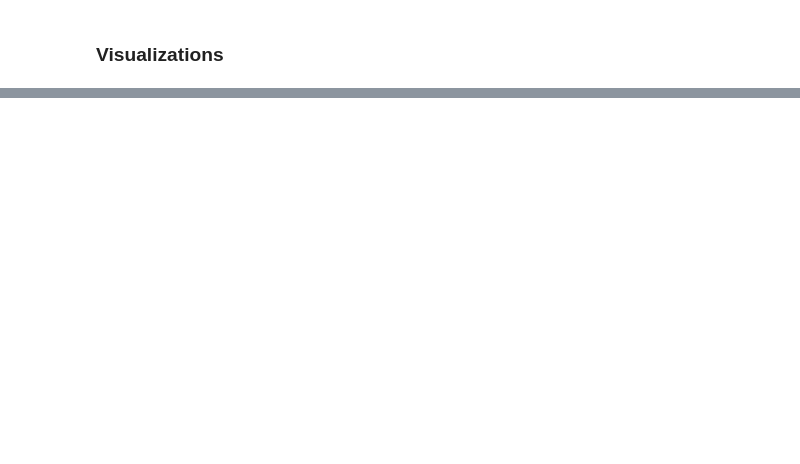
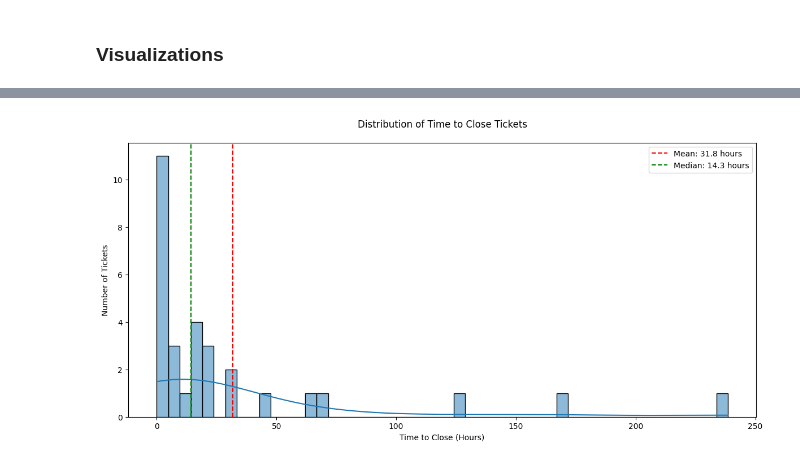
Before and after one commit to ROCstudios/Squirtle-Freshdesk-Chat-Agent, a Jupyter notebook: app/notebooks/freshdesk_eda.ipynb, the cells around one changed output, grey strips where cells are left out. Cells and saved outputs as stored; diff of their text form; code cells hidden in the pictures; blank space fills up the shorter version.

```diff
--- a/app/notebooks/freshdesk_eda.ipynb
+++ b/app/notebooks/freshdesk_eda.ipynb
@@ -649,0 +726,33 @@ OSError: 'seaborn' is not a valid package style, path of style file, URL of styl
+# %%
+# Create a figure with larger size
+plt.figure(figsize=(12, 6))
+
+# Create distribution plot for time to close
+sns.histplot(
+    data=ticket_details_df,
+    x='time_to_close_hours',
+    bins=50,
+    kde=True
+)
+
+# Add vertical lines for mean and median
+plt.axvline(ticket_details_df['time_to_close_hours'].mean(),
+            color='red',
+            linestyle='--',
+            label=f"Mean: {ticket_details_df['time_to_close_hours'].mean():.1f} hours")
+plt.axvline(ticket_details_df['time_to_close_hours'].median(),
+            color='green',
+            linestyle='--',
+            label=f"Median: {ticket_details_df['time_to_close_hours'].median():.1f} hours")
+
+# Customize the plot
+plt.title('Distribution of Time to Close Tickets', pad=20)
+plt.xlabel('Time to Close (Hours)')
+plt.ylabel('Number of Tickets')
+plt.legend()
+
+# Adjust layout and display
+plt.tight_layout()
+plt.show()
+# %% [output]
+[figure, added]
```
Also changed, not shown: parts of 18 cells of this notebook.
